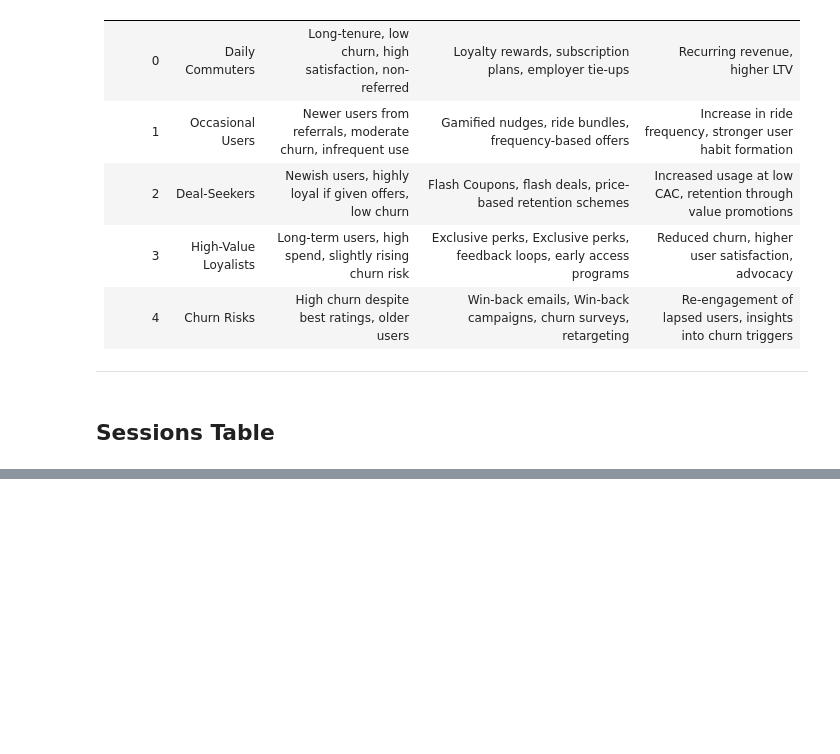
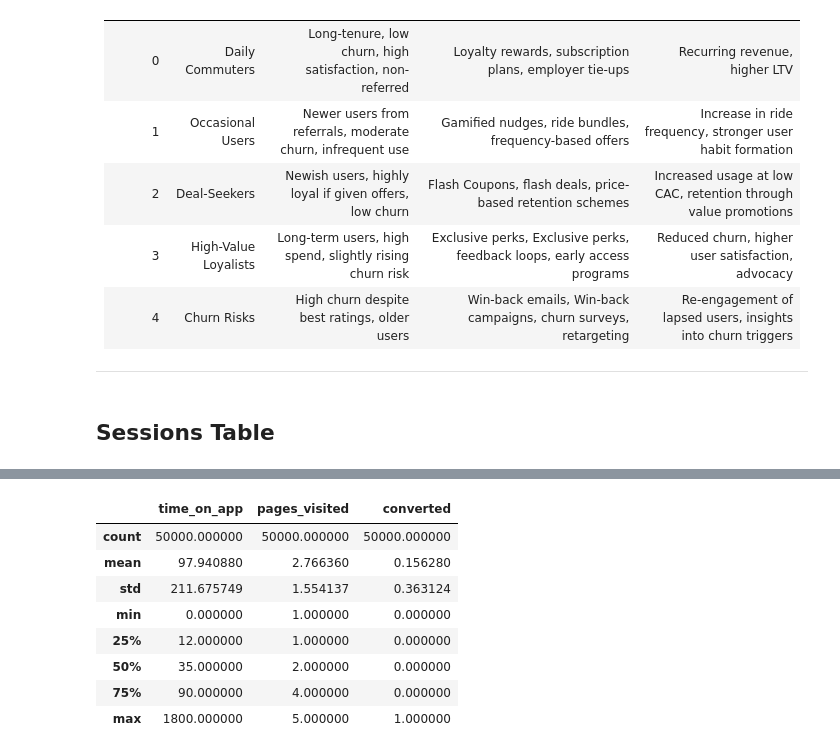
Before and after one commit to Richard-Gidi/Ridewise, a Jupyter notebook: EDA.ipynb, the cells around one changed output, grey strips where cells are left out. Drawn from its saved outputs; the diff is of its cells as text; code cells hidden in the pictures; blank space fills up the shorter version.

Commit message:
sessions (data cleaning)

```diff
--- a/EDA.ipynb
+++ b/EDA.ipynb
@@ -1345,0 +1366,13 @@ sessions.head()
+# %%
+#basic description
+sessions.describe()
+# %% [output]
+|  | time_on_app | pages_visited | converted |
+| count | 50000.000000 | 50000.000000 | 50000.000000 |
+| mean | 97.940880 | 2.766360 | 0.156280 |
+| std | 211.675749 | 1.554137 | 0.363124 |
+| min | 0.000000 | 1.000000 | 0.000000 |
+| 25% | 12.000000 | 1.000000 | 0.000000 |
+| 50% | 35.000000 | 2.000000 | 0.000000 |
+| 75% | 90.000000 | 4.000000 | 0.000000 |
+| max | 1800.000000 | 5.000000 | 1.000000 |
```
Also changed, not shown: parts of 5 cells of this notebook.
